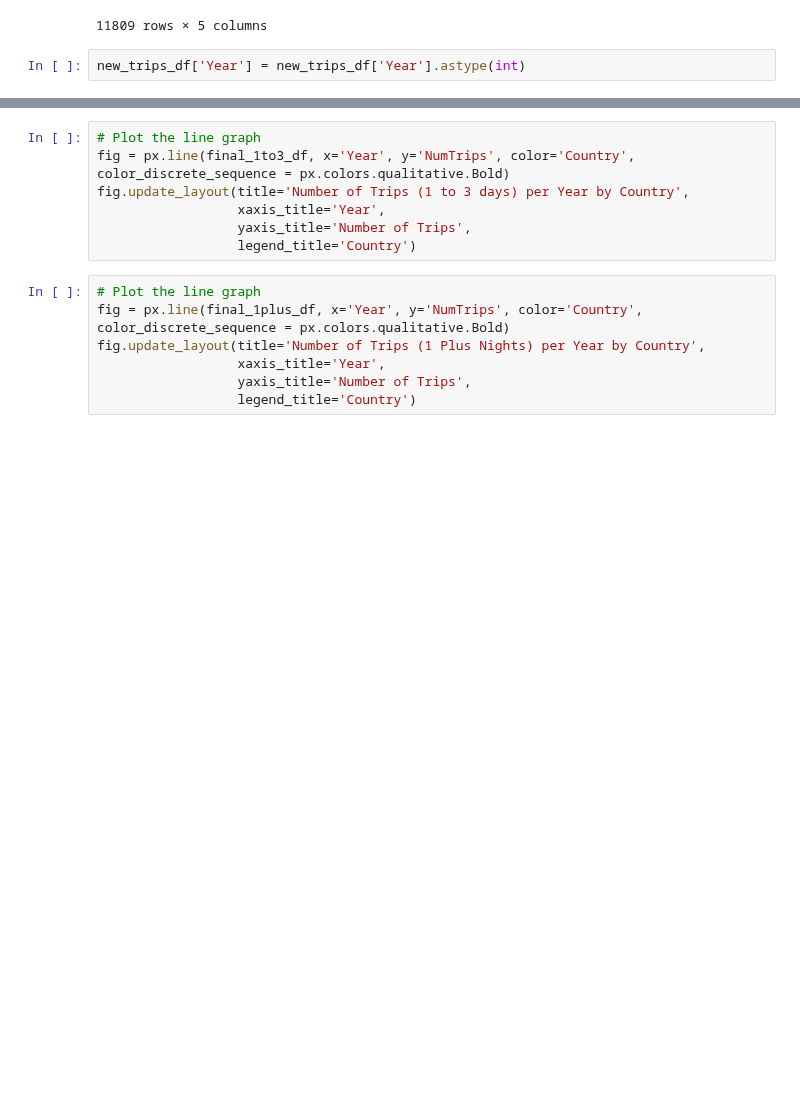
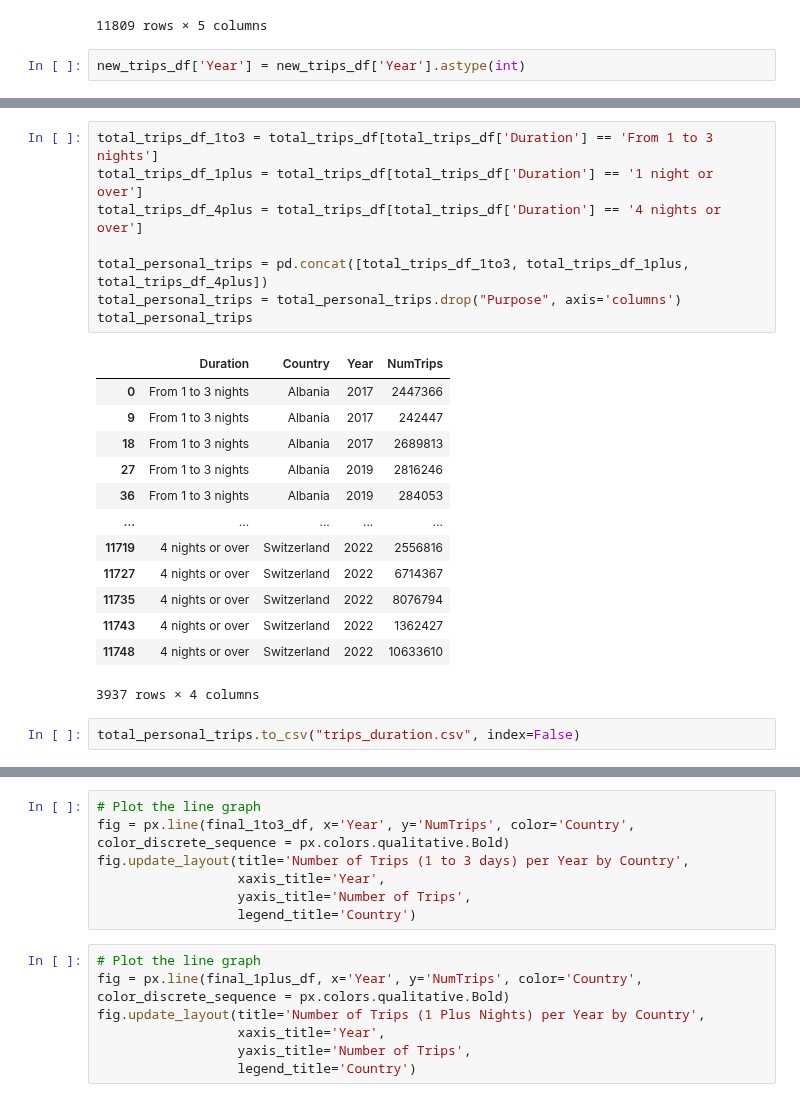
Before and after one commit to swbehan/RoadQualityWork, a Jupyter notebook: datasets/preprocessed-datasets/trips_duration.ipynb, the cells around one changed output, grey strips where cells are left out. Drawn from its saved outputs; the diff is of its cells as text; blank space fills up the shorter version.

```diff
--- a/datasets/preprocessed-datasets/trips_duration.ipynb
+++ b/datasets/preprocessed-datasets/trips_duration.ipynb
@@ -240,0 +177,24 @@ final_1plus_df
+# %%
+total_trips_df_1to3 = total_trips_df[total_trips_df['Duration'] == 'From 1 to 3 nights']
+total_trips_df_1plus = total_trips_df[total_trips_df['Duration'] == '1 night or over']
+total_trips_df_4plus = total_trips_df[total_trips_df['Duration'] == '4 nights or over']
+
+total_personal_trips = pd.concat([total_trips_df_1to3, total_trips_df_1plus, total_trips_df_4plus])
+total_personal_trips = total_personal_trips.drop("Purpose", axis='columns')
+total_personal_trips
+# %% [output]
+|  | Duration | Country | Year | NumTrips |
+| 0 | From 1 to 3 nights | Albania | 2017 | 2447366 |
+| 9 | From 1 to 3 nights | Albania | 2017 | 242447 |
+| 18 | From 1 to 3 nights | Albania | 2017 | 2689813 |
+| 27 | From 1 to 3 nights | Albania | 2019 | 2816246 |
+| 36 | From 1 to 3 nights | Albania | 2019 | 284053 |
+| ... | ... | ... | ... | ... |
+| 11719 | 4 nights or over | Switzerland | 2022 | 2556816 |
+| 11727 | 4 nights or over | Switzerland | 2022 | 6714367 |
+| 11735 | 4 nights or over | Switzerland | 2022 | 8076794 |
+| 11743 | 4 nights or over | Switzerland | 2022 | 1362427 |
+| 11748 | 4 nights or over | Switzerland | 2022 | 10633610 |
+3937 rows × 4 columns
+# %%
+total_personal_trips.to_csv("trips_duration.csv", index=False)
```
Also changed, not shown: parts of 14 cells of this notebook, 4 other files.
